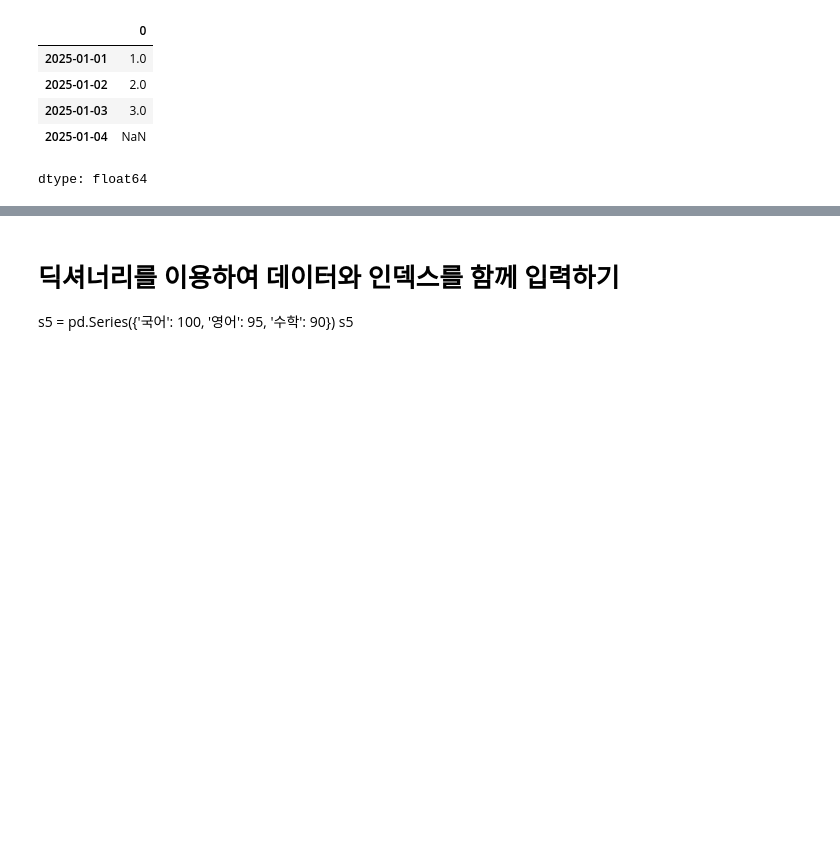
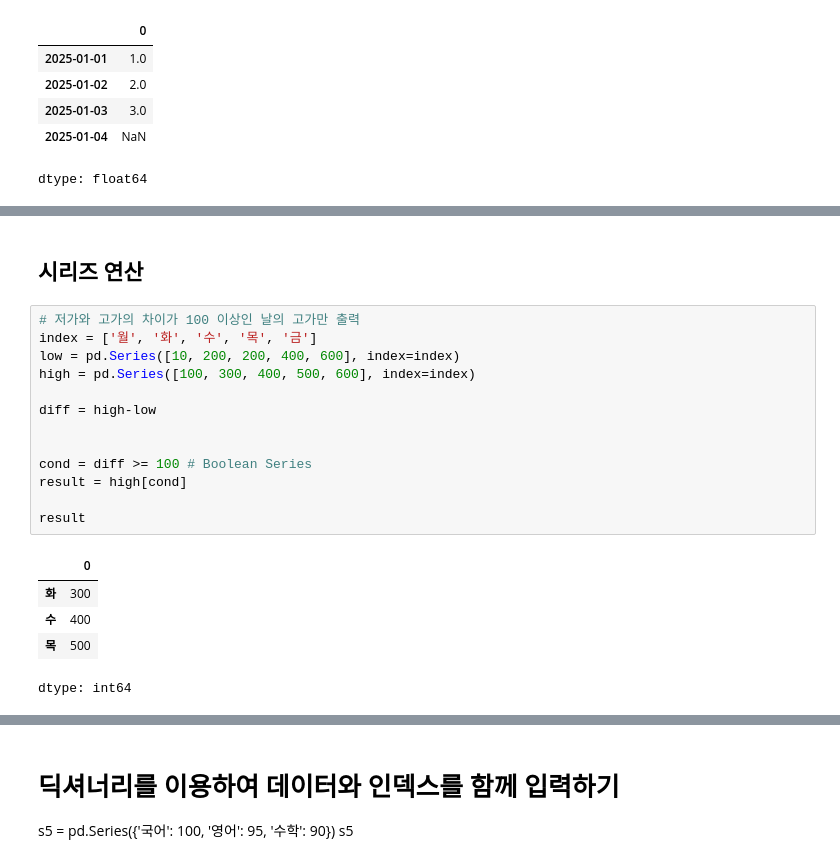
Before and after one commit to dasom222g/learn-pandas, a Jupyter notebook: 02_Pandas_실습_코드.ipynb, the cells around one changed output, grey strips where cells are left out. Saved outputs shown, nothing was run; the diff lists cells and outputs as text; blank space fills up the shorter version.

```diff
--- a/02_Pandas_실습_코드.ipynb
+++ b/02_Pandas_실습_코드.ipynb
@@ -131,0 +188,21 @@ dtype: float64
+# %% [markdown]
+## 시리즈 연산
+# %%
+# 저가와 고가의 차이가 100 이상인 날의 고가만 출력
+index = ['월', '화', '수', '목', '금']
+low = pd.Series([10, 200, 200, 400, 600], index=index)
+high = pd.Series([100, 300, 400, 500, 600], index=index)
+
+diff = high-low
+
+
+cond = diff >= 100 # Boolean Series
+result = high[cond]
+
+result
+# %% [output]
+|  | 0 |
+| 화 | 300 |
+| 수 | 400 |
+| 목 | 500 |
+dtype: int64
```
Also changed, not shown: parts of 11 cells of this notebook.
